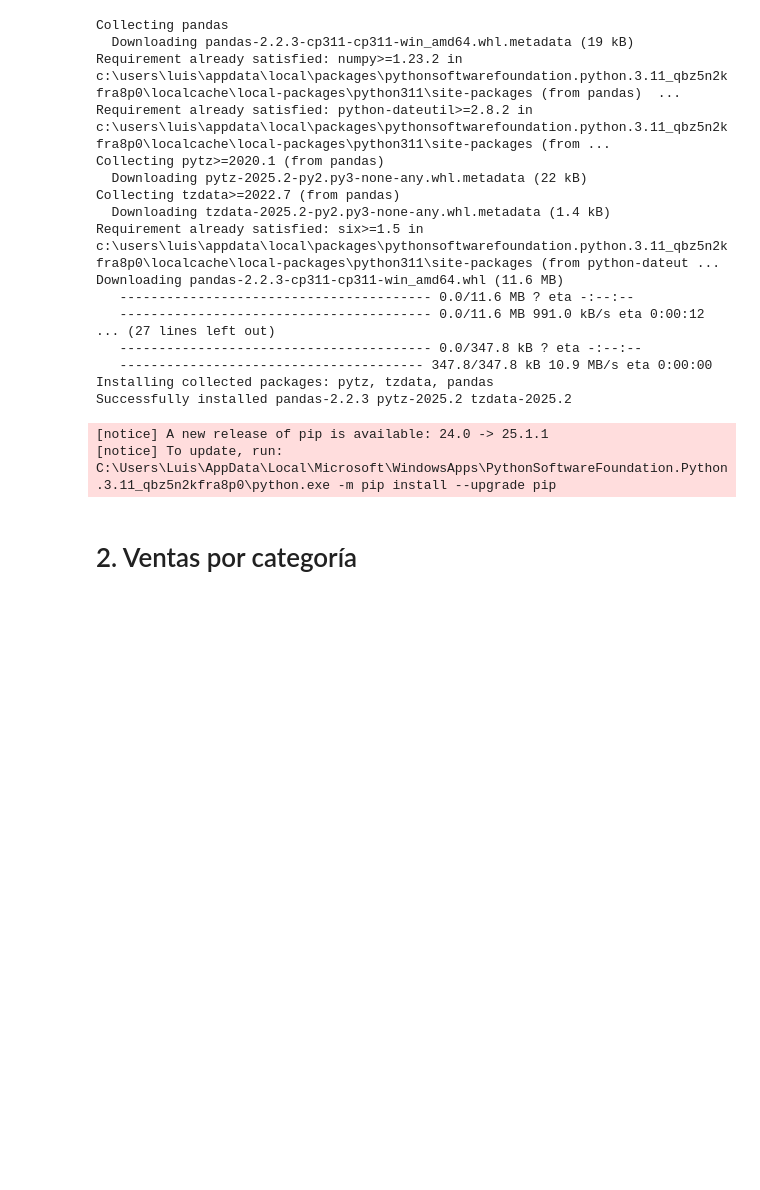
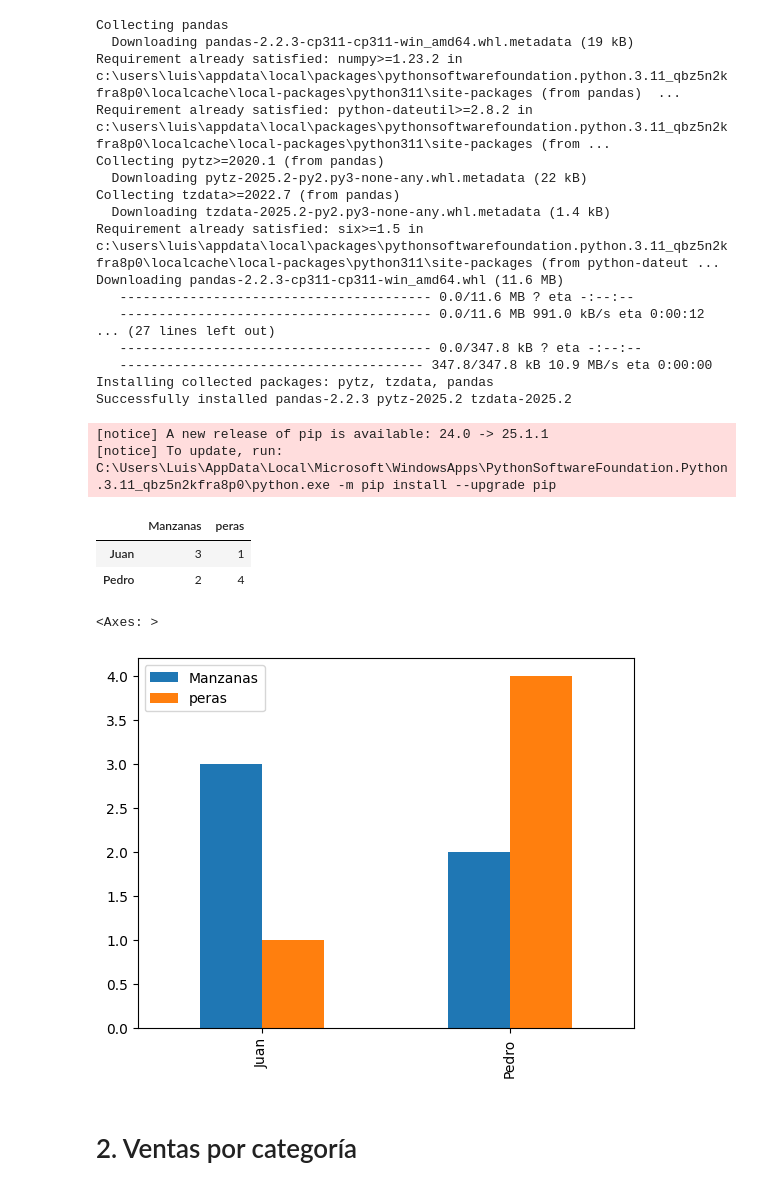
Before and after one commit to Liuz8/Analisis_Datos_Store_Proyecto, a Jupyter notebook: AluraStoreLatam.ipynb, the cells around one changed output. Drawn from its saved outputs; the diff is of its cells as text; code cells hidden in the pictures; blank space fills up the shorter version.

```diff
--- a/AluraStoreLatam.ipynb
+++ b/AluraStoreLatam.ipynb
@@ -51,3 +49,16 @@ import pandas as pd
+# %%
+import pandas as pd
+datos = pd.DataFrame({'Manzanas': [3,2],'peras':[1,4]}, index=['Juan','Pedro'])
+datos
+# %% [output]
+|  | Manzanas | peras |
+| Juan | 3 | 1 |
+| Pedro | 2 | 4 |
+# %%
+datos.plot.bar()
+# %% [output]
+<Axes: >
+[figure, added]
 # %% [markdown]
 # 2. Ventas por categoría
 # %% [markdown]
```
Also changed, not shown: parts of 1 cell of this notebook.
